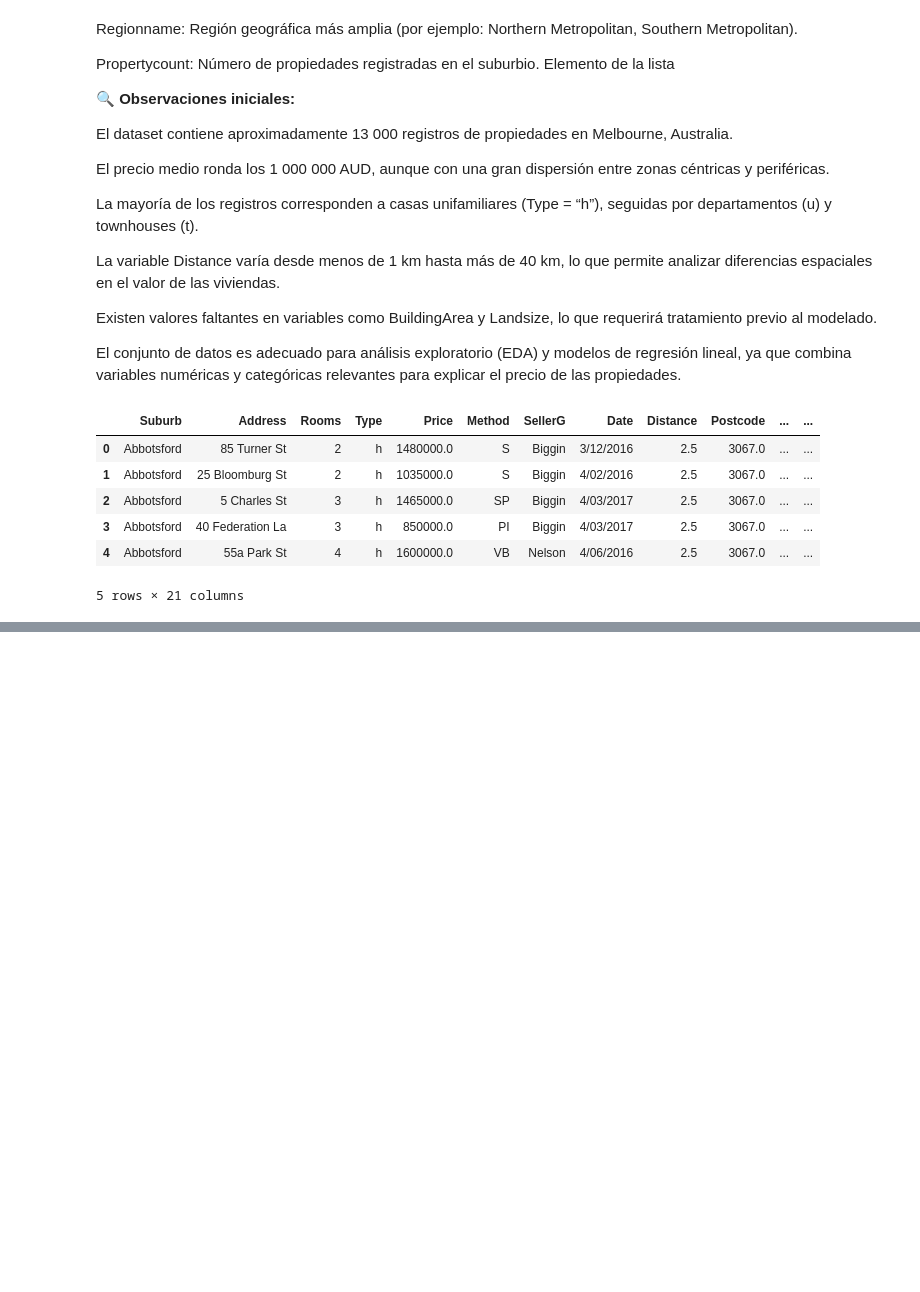
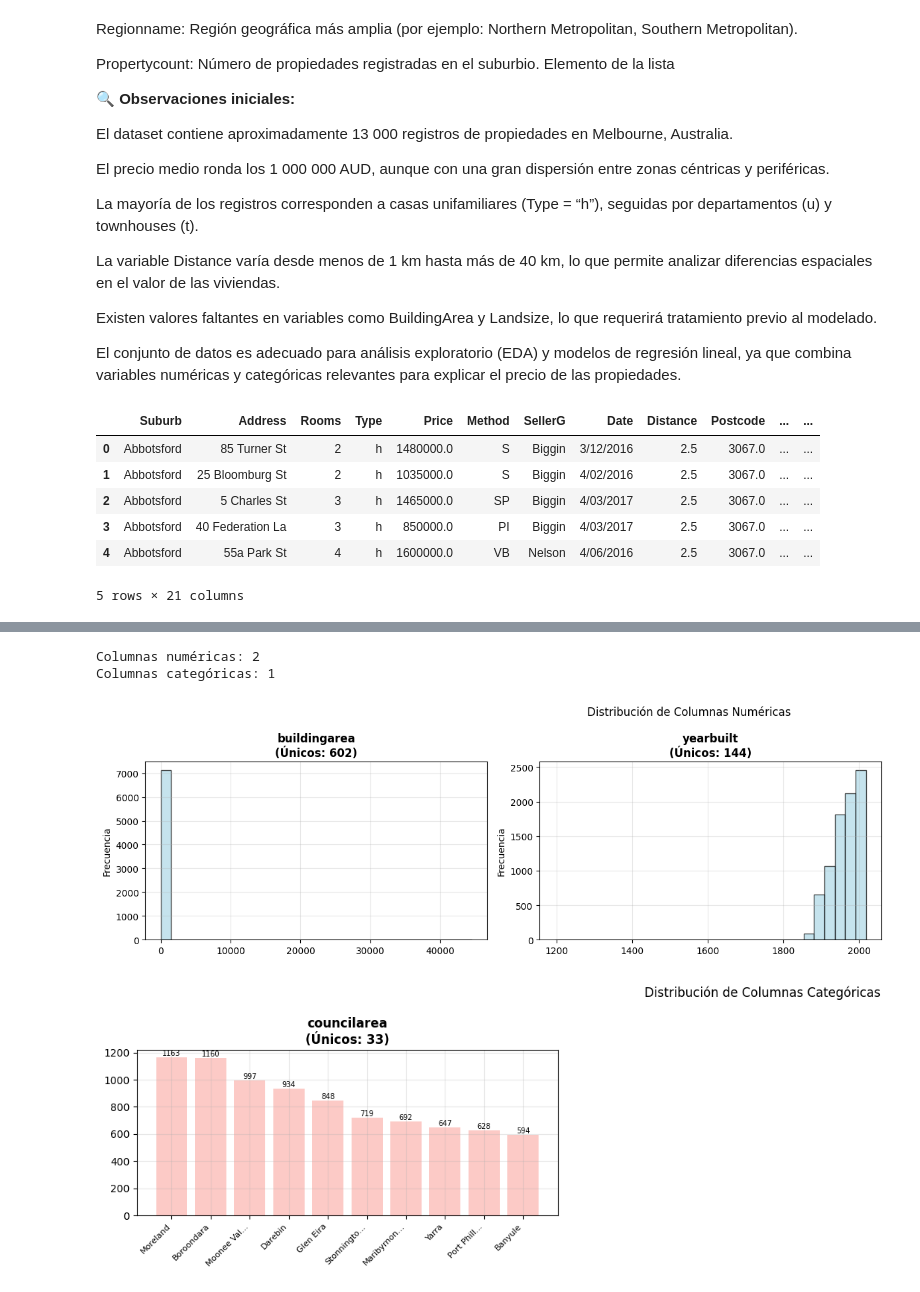
Before and after one commit to Cristian-Larzabal/Data_science, a Jupyter notebook: EntregaFinal/ProyectoParteIII+Larzabal.ipynb, the cells around one changed output, grey strips where cells are left out. Saved outputs shown, nothing was run; the diff lists cells and outputs as text; code cells hidden in the pictures; blank space fills up the shorter version.

```diff
--- a/EntregaFinal/ProyectoParteIII+Larzabal.ipynb
+++ b/EntregaFinal/ProyectoParteIII+Larzabal.ipynb
@@ -255,0 +313,3 @@ df.head()
+# %%
+missing_df = analyze_missing_values(df)
+missing_df
@@ -255,0 +334,3 @@ df.head()
+# %%
+columns_high_missing_amount = missing_df.loc[missing_df.Porcentaje_Nulos>=10].index
+columns_low_missing_amount = missing_df.loc[(missing_df.Porcentaje_Nulos<10)].index
@@ -255,0 +339,22 @@ df.head()
+# %%
+def remove_duplicates_with_info(df, subset=None, keep='first'):
+    print("INFORMACIÓN DE ENTRADA:")
+    print(f"   - Dimensiones: {df.shape[0]} filas × {df.shape[1]} columnas")
+    print(f"   - Duplicados totales: {df.duplicated(subset=subset).sum()}")
+
+    if subset:
+        print(f"   - Verificando duplicados en columnas: {subset}")
+
+    original_rows = df.shape[0]
+
+    df_clean = df.drop_duplicates(subset=subset, keep=keep)
+
+    print("\n INFORMACIÓN DE SALIDA:")
+    print(f"   - Dimensiones: {df_clean.shape[0]} filas × {df_clean.shape[1]} columnas")
+    print(f"   - Duplicados restantes: {df_clean.duplicated(subset=subset).sum()}")
+    print(f"   - Filas eliminadas: {original_rows - df_clean.shape[0]}")
+    print(f"   - Reducción: {((original_rows - df_clean.shape[0]) / original_rows * 100):.1f}%")
+
+    return df_clean
+# %%
+df = remove_duplicates_with_info(df)
@@ -255,0 +513,7 @@ df.head()
+# %%
+plot_by_dtype_subplots(df, columns_high_missing_amount)
+# %% [output]
+Columnas numéricas: 2
+Columnas categóricas: 1
+[figure, added]
+[figure, added]
```
Also changed, not shown: parts of 19 cells of this notebook.
